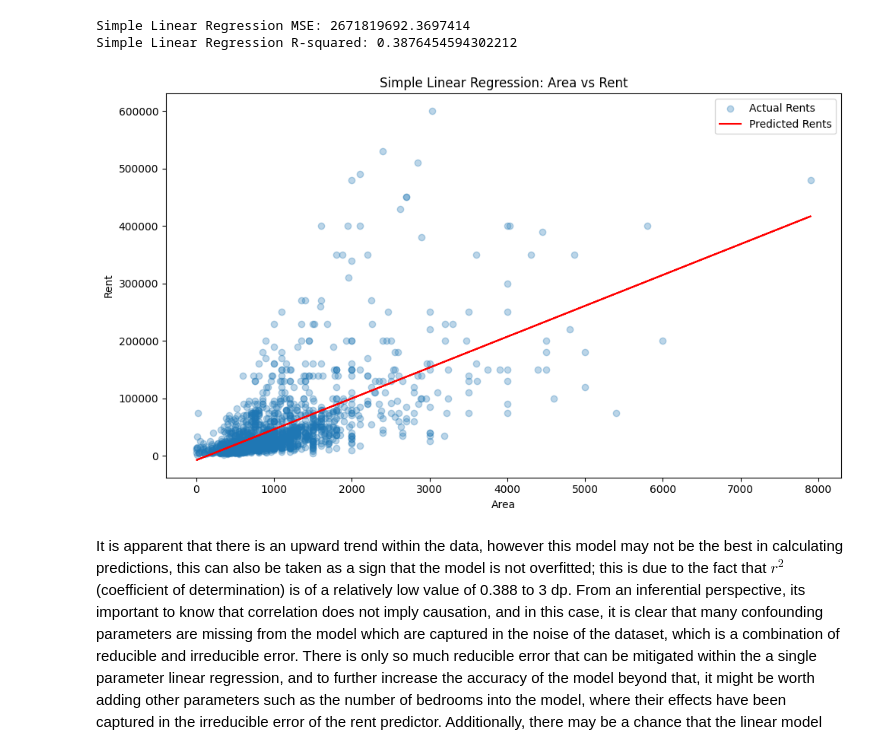
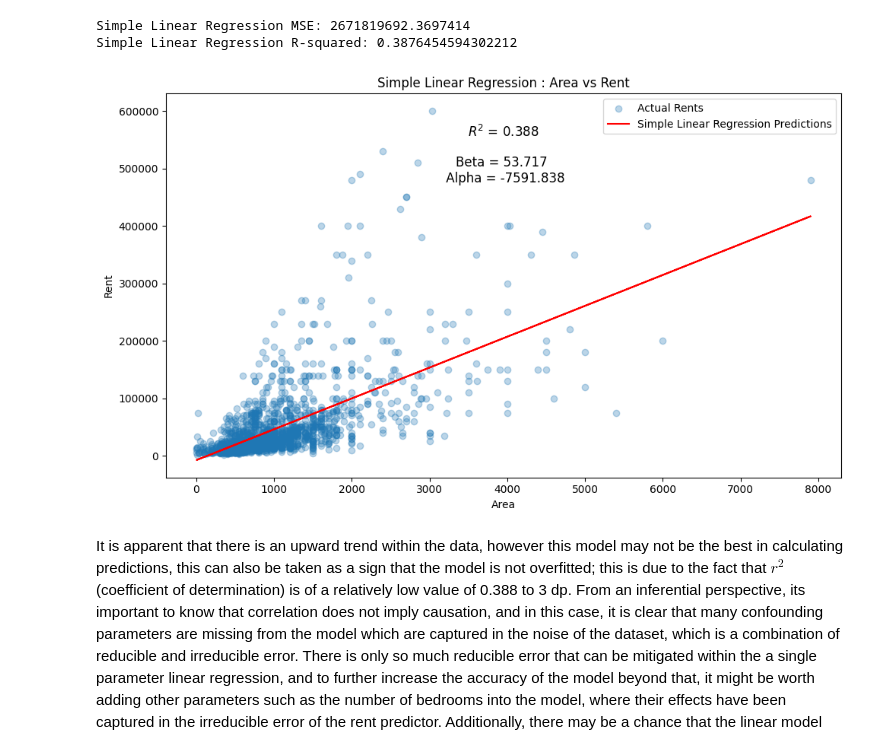
Before and after one commit to majdyousof/machine-learning-coursework, a Jupyter notebook: 02061161_code.ipynb, the cells around one changed output. Cells and saved outputs as stored; diff of their text form; code cells hidden in the pictures.

```diff
--- a/02061161_code.ipynb
+++ b/02061161_code.ipynb
@@ -253,19 +257,23 @@ Simple Linear Regression MSE: 2671819692.3697414
 Simple Linear Regression R-squared: 0.3876454594302212
 # %%
 # Plotting Simple Linear Regression Predictions
-plt.figure(figsize=(10,6))
-plt.scatter(X_test_simple, y_test_simple, alpha=0.3, label='Actual Rents')
-plt.plot(X_test_simple, predictions_simple, color='red', label='Predicted Rents')
-plt.title('Simple Linear Regression: Area vs Rent')
-plt.xlabel('Area')
-plt.ylabel('Rent')
-plt.legend()
+fig, ax = plt.subplots(1, 1, figsize=(10,6))
+
+# Plotting the simple linear regression predictions
+ax.scatter(X_test_simple, y_test_simple, alpha=0.3, label='Actual Rents')
+ax.plot(X_test_simple, predictions_simple, color='red', label='Simple Linear Regression Predictions')
+ax.text(0.5, 0.9, f'$R^2$ = {r2_simple:.3f}', ha='center', va='center', transform=ax.transAxes, fontsize=12)
+ax.text(0.5, 0.80, f'Beta = {beta_simple:.3f} \n Alpha = {alpha_simple:.3f}', ha='center', va='center', transform=ax.transAxes, fontsize=12)
+ax.set_title('Simple Linear Regression : Area vs Rent')
+ax.set_xlabel('Area')
+ax.set_ylabel('Rent')
+ax.legend()
 
 plt.tight_layout()
 plt.savefig('plots/simpleLinearRegression.svg')
 plt.show()
 # %% [output]
-[figure, old version]
+[figure, new version]
 # %% [markdown]
 It is apparent that there is an upward trend within the data, however this model may not be the best in calculating predictions, this can also be taken as a sign that the model is not overfitted; this is due to the fact that $r^2$ (coefficient of determination) is of a relatively low value of 0.388 to 3 dp. From an inferential perspective, its important to know that correlation does not imply causation, and in this case, it is clear that many confounding parameters are missing from the model which are captured in the noise of the dataset, which is a combination of reducible and irreducible error. There is only so much reducible error that can be mitigated within the a single parameter linear regression, and to further increase the accuracy of the model beyond that, it might be worth adding other parameters such as the number of bedrooms into the model, where their effects have been captured in the irreducible error of the rent predictor. Additionally, there may be a chance that the linear model adopted for the parameters may not be the best one, (although it seems suitable for this case) and that higher order models are more suitable.
 # %% [markdown]
```
Also changed, not shown: parts of 6 cells of this notebook, 2 other files.
